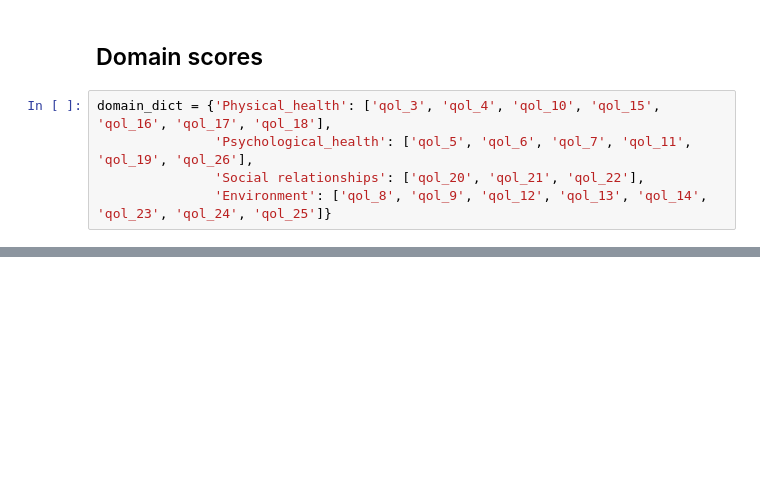
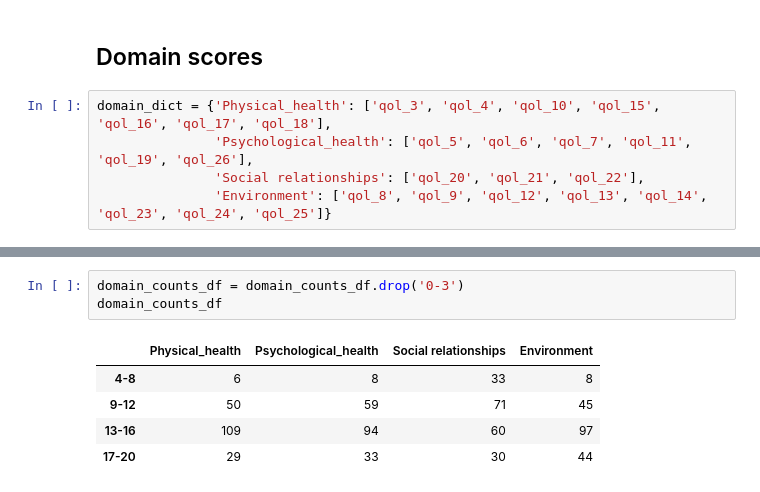
Before and after one commit to akankshazc/sts_iad, a Jupyter notebook: 4_qol.ipynb, the cells around one changed output, grey strips where cells are left out. Saved outputs shown, nothing was run; the diff lists cells and outputs as text; blank space fills up the shorter version.

```diff
--- a/4_qol.ipynb
+++ b/4_qol.ipynb
@@ -231,0 +254,9 @@ The domain scores should fall between 4 and 20 as the manual suggests.
+# %%
+domain_counts_df = domain_counts_df.drop('0-3')
+domain_counts_df
+# %% [output]
+|  | Physical_health | Psychological_health | Social relationships | Environment |
+| 4-8 | 6 | 8 | 33 | 8 |
+| 9-12 | 50 | 59 | 71 | 45 |
+| 13-16 | 109 | 94 | 60 | 97 |
+| 17-20 | 29 | 33 | 30 | 44 |
```
Also changed, not shown: parts of 16 cells of this notebook.
